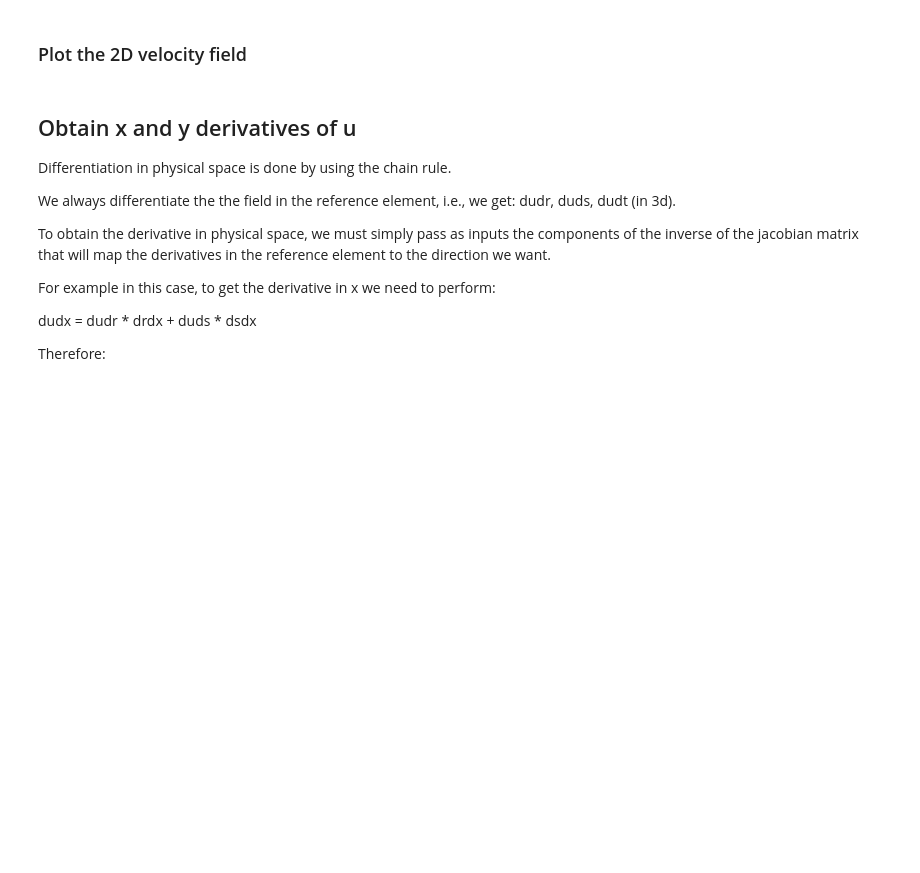
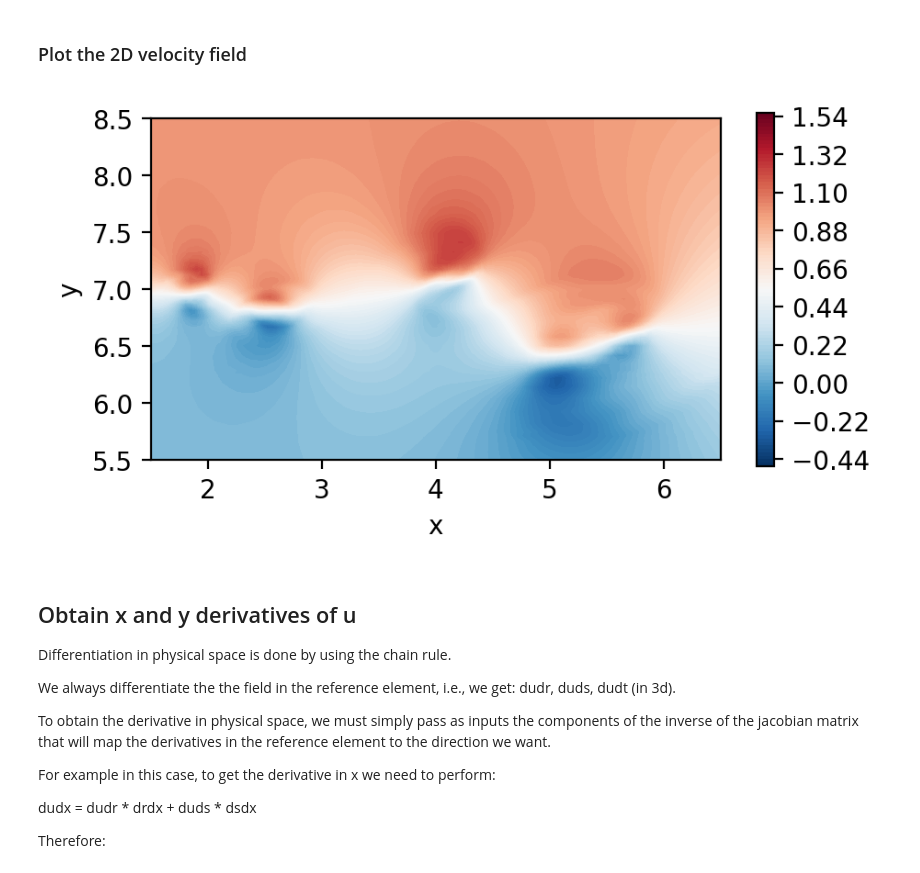
Before and after one commit to nchristensen/pySEMTools, a Jupyter notebook: examples/3-calculus_in_sem_mesh/1.5-differentiation_torch.ipynb, the cells around one changed output. Drawn from its saved outputs; the diff is of its cells as text; code cells hidden in the pictures; blank space fills up the shorter version.

```diff
--- a/examples/3-calculus_in_sem_mesh/1.5-differentiation_torch.ipynb
+++ b/examples/3-calculus_in_sem_mesh/1.5-differentiation_torch.ipynb
@@ -56,14 +72,16 @@ cpu
 ### Plot the 2D velocity field
 # %%
 fig, ax = plt.subplots(figsize=(5, 2.5), dpi = 200)
-c = ax.tricontourf(msh.x.flatten(), msh.y.flatten() ,fld.registry["u"].flatten(), levels=100, cmap="RdBu_r")
+c = ax.tricontourf(msh.x.cpu().numpy().flatten(), msh.y.cpu().numpy().flatten() ,fld.registry["u"].cpu().numpy().flatten(), levels=100, cmap="RdBu_r")
 fig.colorbar(c)
 ax.set_aspect('equal')
 ax.set_xlabel("x")
 ax.set_ylabel("y")
 ax.set_xlim([1.5,6.5])
 ax.set_ylim([5.5,8.5])
 plt.show()
+# %% [output]
+[figure, added]
 # %% [markdown]
 ## Obtain x and y derivatives of u
 
```
Also changed, not shown: parts of 4 cells of this notebook, 1 other file.
